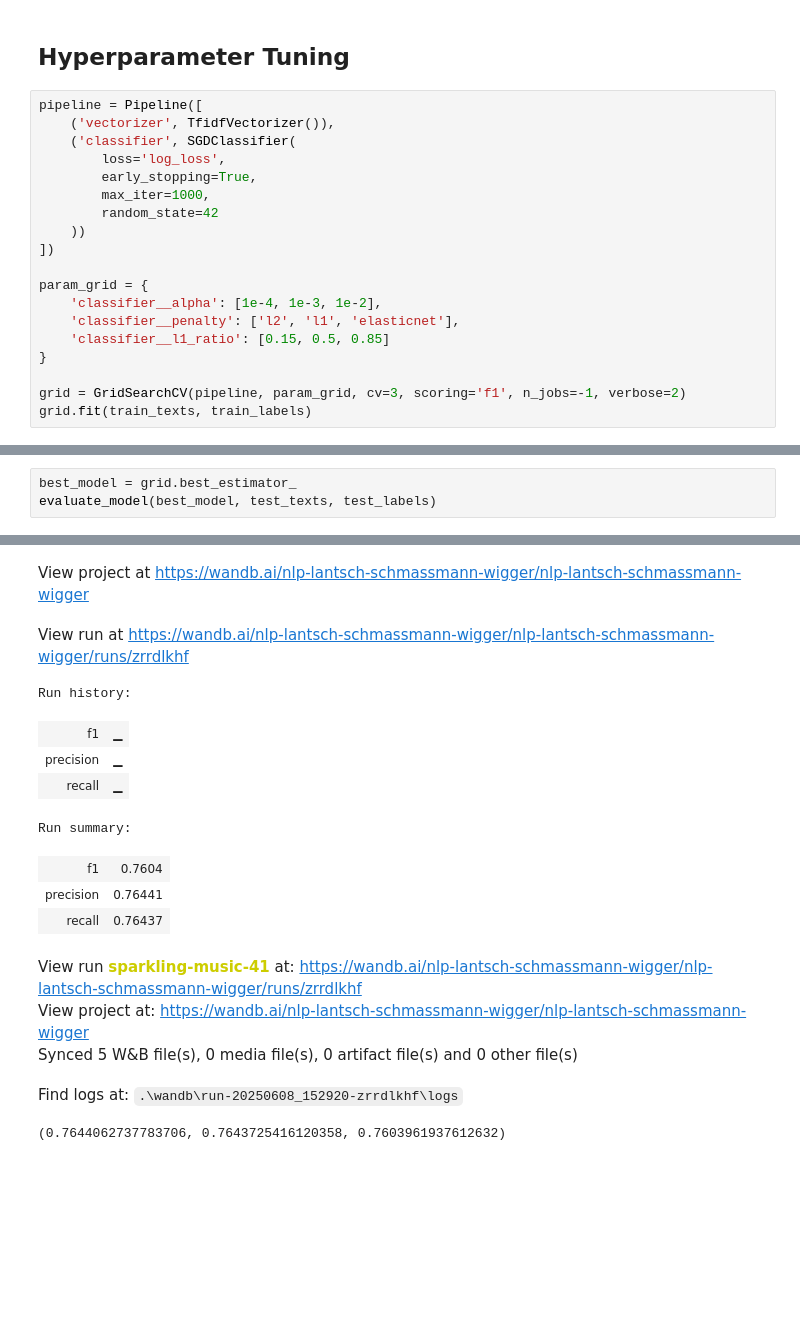
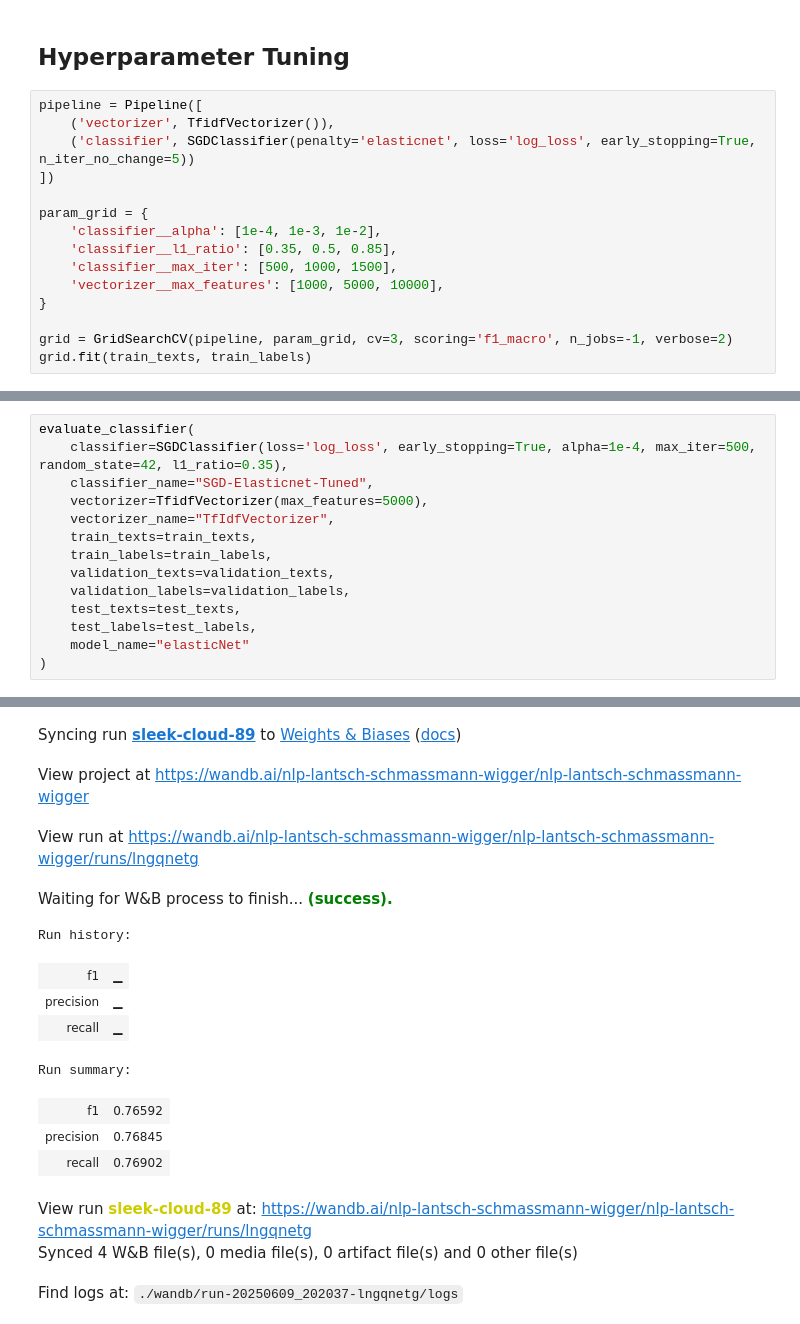
Before and after one commit to SeyaSchmassmann/nlp-project, a Jupyter notebook: models/elasticNet.ipynb, the cells around one changed output, grey strips where cells are left out. Saved outputs shown, nothing was run; the diff lists cells and outputs as text; blank space fills up the shorter version.

Commit message:
fix elasticNet hyperarameter tuning, measure trainings time for elasticNet and bagOfWords

```diff
--- a/models/elasticNet.ipynb
+++ b/models/elasticNet.ipynb
@@ -147,20 +149,16 @@ Find logs at: .\wandb\run-20250608_152806-nb1uiqg2\logs
 # %%
 pipeline = Pipeline([
     ('vectorizer', TfidfVectorizer()),
-    ('classifier', SGDClassifier(
-        loss='log_loss',
-        early_stopping=True,
-        max_iter=1000,
-        random_state=42
-    ))
+    ('classifier', SGDClassifier(penalty='elasticnet', loss='log_loss', early_stopping=True, n_iter_no_change=5))
 ])
 
 param_grid = {
     'classifier__alpha': [1e-4, 1e-3, 1e-2],
-    'classifier__penalty': ['l2', 'l1', 'elasticnet'],
-    'classifier__l1_ratio': [0.15, 0.5, 0.85]
+    'classifier__l1_ratio': [0.35, 0.5, 0.85],
+    'classifier__max_iter': [500, 1000, 1500],
+    'vectorizer__max_features': [1000, 5000, 10000],
 }
 
-grid = GridSearchCV(pipeline, param_grid, cv=3, scoring='f1', n_jobs=-1, verbose=2)
+grid = GridSearchCV(pipeline, param_grid, cv=3, scoring='f1_macro', n_jobs=-1, verbose=2)
 grid.fit(train_texts, train_labels)
 # %% [output]
@@ -183,4 +198,15 @@ Best Parameters: {'classifier__alpha': 0.0001, 'classifier__l1_ratio': 0.15, 'cl
 # %%
-best_model = grid.best_estimator_
-evaluate_model(best_model, test_texts, test_labels)
+evaluate_classifier(
+    classifier=SGDClassifier(loss='log_loss', early_stopping=True, alpha=1e-4, max_iter=500, random_state=42, l1_ratio=0.35),
+    classifier_name="SGD-Elasticnet-Tuned",
+    vectorizer=TfidfVectorizer(max_features=5000),
+    vectorizer_name="TfIdfVectorizer",
+    train_texts=train_texts,
+    train_labels=train_labels,
+    validation_texts=validation_texts,
+    validation_labels=validation_labels,
+    test_texts=test_texts,
+    test_labels=test_labels,
+    model_name="elasticNet"
+)
 # %% [output]
@@ -190,15 +220,15 @@ Syncing run sparkling-music-41 to Weights & Biases (docs)
-View project at https://wandb.ai/nlp-lantsch-schmassmann-wigger/nlp-lantsch-schmassmann-wigger
+Syncing run sleek-cloud-89 to Weights & Biases (docs)
-View run at https://wandb.ai/nlp-lantsch-schmassmann-wigger/nlp-lantsch-schmassmann-wigger/runs/zrrdlkhf
+View project at https://wandb.ai/nlp-lantsch-schmassmann-wigger/nlp-lantsch-schmassmann-wigger
-Run history:
-| f1 | ▁ |
-| precision | ▁ |
-| recall | ▁ |
-Run summary:
-| f1 | 0.7604 |
-| precision | 0.76441 |
-| recall | 0.76437 |
-View run sparkling-music-41 at: https://wandb.ai/nlp-lantsch-schmassmann-wigger/nlp-lantsch-schmassmann-wigger/runs/zrrdlkhf
-View project at: https://wandb.ai/nlp-lantsch-schmassmann-wigger/nlp-lantsch-schmassmann-wigger
-Synced 5 W&B file(s), 0 media file(s), 0 artifact file(s) and 0 other file(s)
+View run at https://wandb.ai/nlp-lantsch-schmassmann-wigger/nlp-lantsch-schmassmann-wigger/runs/lngqnetg
-Find logs at: .\wandb\run-20250608_152920-zrrdlkhf\logs
+Waiting for W&B process to finish... (success).
+Run history:
+| f1 | ▁ |
+| precision | ▁ |
+| recall | ▁ |
-(0.7644062737783706, 0.7643725416120358, 0.7603961937612632)
+Run summary:
+| f1 | 0.76592 |
+| precision | 0.76845 |
+| recall | 0.76902 |
+View run sleek-cloud-89 at: https://wandb.ai/nlp-lantsch-schmassmann-wigger/nlp-lantsch-schmassmann-wigger/runs/lngqnetg
+Synced 4 W&B file(s), 0 media file(s), 0 artifact file(s) and 0 other file(s)
+Find logs at: ./wandb/run-20250609_202037-lngqnetg/logs
```
Also changed, not shown: parts of 10 cells of this notebook, 28 other files.
